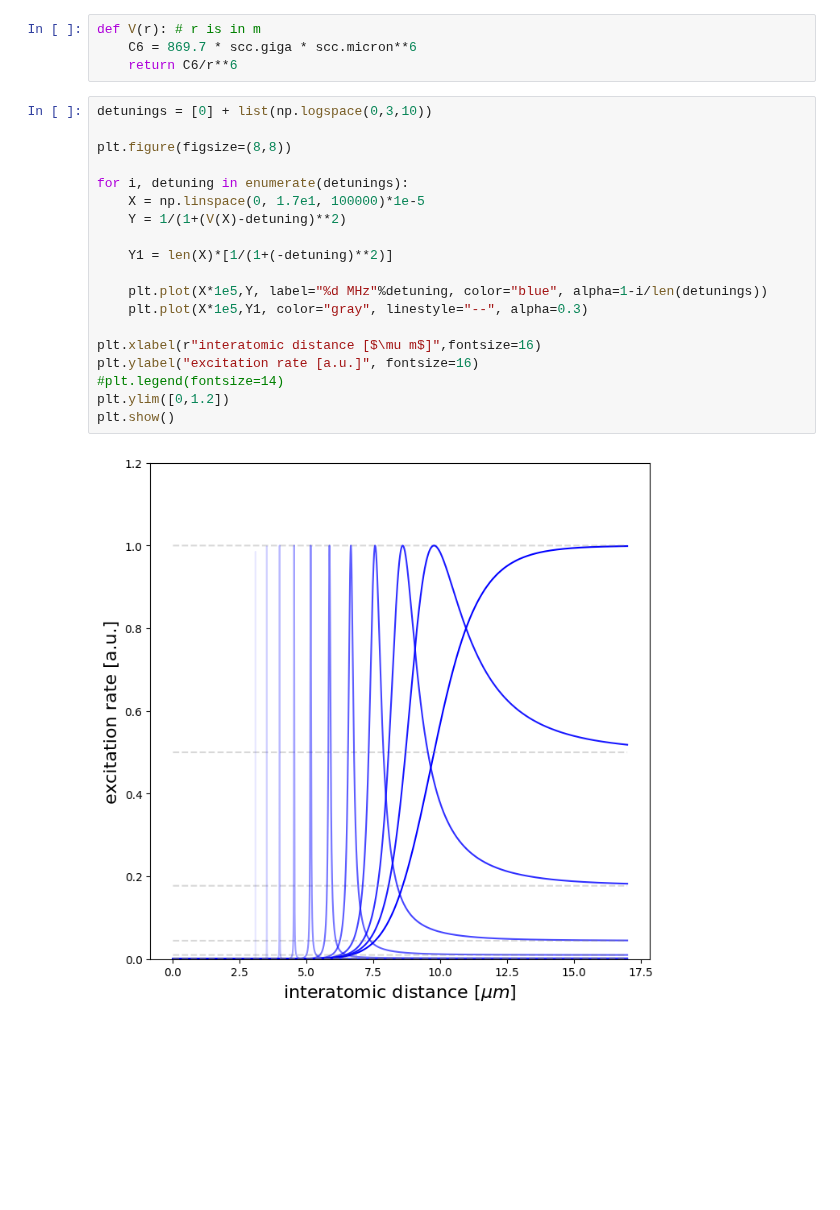
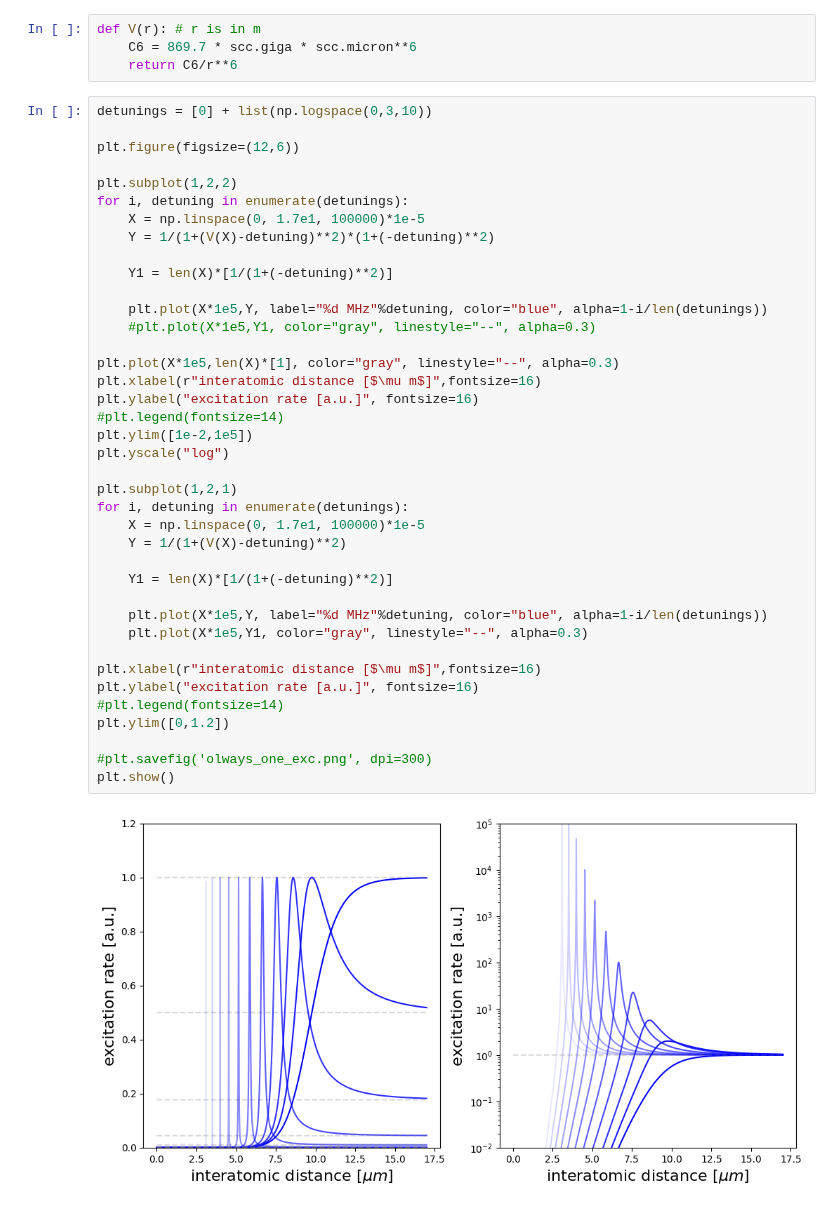
Before and after one commit to Valerio-Amico/Lab-Rydberg, a Jupyter notebook: open_quantum_systems/two_atoms.ipynb/one_always_excited.ipynb, the cells around one changed output. Cells and saved outputs as stored; diff of their text form; blank space fills up the shorter version.

```diff
--- a/open_quantum_systems/two_atoms.ipynb/one_always_excited.ipynb
+++ b/open_quantum_systems/two_atoms.ipynb/one_always_excited.ipynb
@@ -9,23 +9,43 @@ def V(r): # r is in m
 # %%
 detunings = [0] + list(np.logspace(0,3,10))
 
-plt.figure(figsize=(8,8))
+plt.figure(figsize=(12,6))
 
+plt.subplot(1,2,2)
+for i, detuning in enumerate(detunings):
+    X = np.linspace(0, 1.7e1, 100000)*1e-5
+    Y = 1/(1+(V(X)-detuning)**2)*(1+(-detuning)**2)
+
+    Y1 = len(X)*[1/(1+(-detuning)**2)]
+
+    plt.plot(X*1e5,Y, label="%d MHz"%detuning, color="blue", alpha=1-i/len(detunings))
+    #plt.plot(X*1e5,Y1, color="gray", linestyle="--", alpha=0.3)
+
+plt.plot(X*1e5,len(X)*[1], color="gray", linestyle="--", alpha=0.3)
+plt.xlabel(r"interatomic distance [$\mu m$]",fontsize=16)
+plt.ylabel("excitation rate [a.u.]", fontsize=16)
+#plt.legend(fontsize=14)
+plt.ylim([1e-2,1e5])
+plt.yscale("log")
+
+plt.subplot(1,2,1)
 for i, detuning in enumerate(detunings):
     X = np.linspace(0, 1.7e1, 100000)*1e-5
     Y = 1/(1+(V(X)-detuning)**2)
 
     Y1 = len(X)*[1/(1+(-detuning)**2)]
 
     plt.plot(X*1e5,Y, label="%d MHz"%detuning, color="blue", alpha=1-i/len(detunings))
     plt.plot(X*1e5,Y1, color="gray", linestyle="--", alpha=0.3)
 
 plt.xlabel(r"interatomic distance [$\mu m$]",fontsize=16)
 plt.ylabel("excitation rate [a.u.]", fontsize=16)
 #plt.legend(fontsize=14)
 plt.ylim([0,1.2])
+
+#plt.savefig('olways_one_exc.png', dpi=300)
 plt.show()
 # %% [output]
-[figure, old version]
+[figure, new version]
 # %%
 plt.yticks()
```
Also changed, not shown: parts of 1 cell of this notebook, 32 other files.
